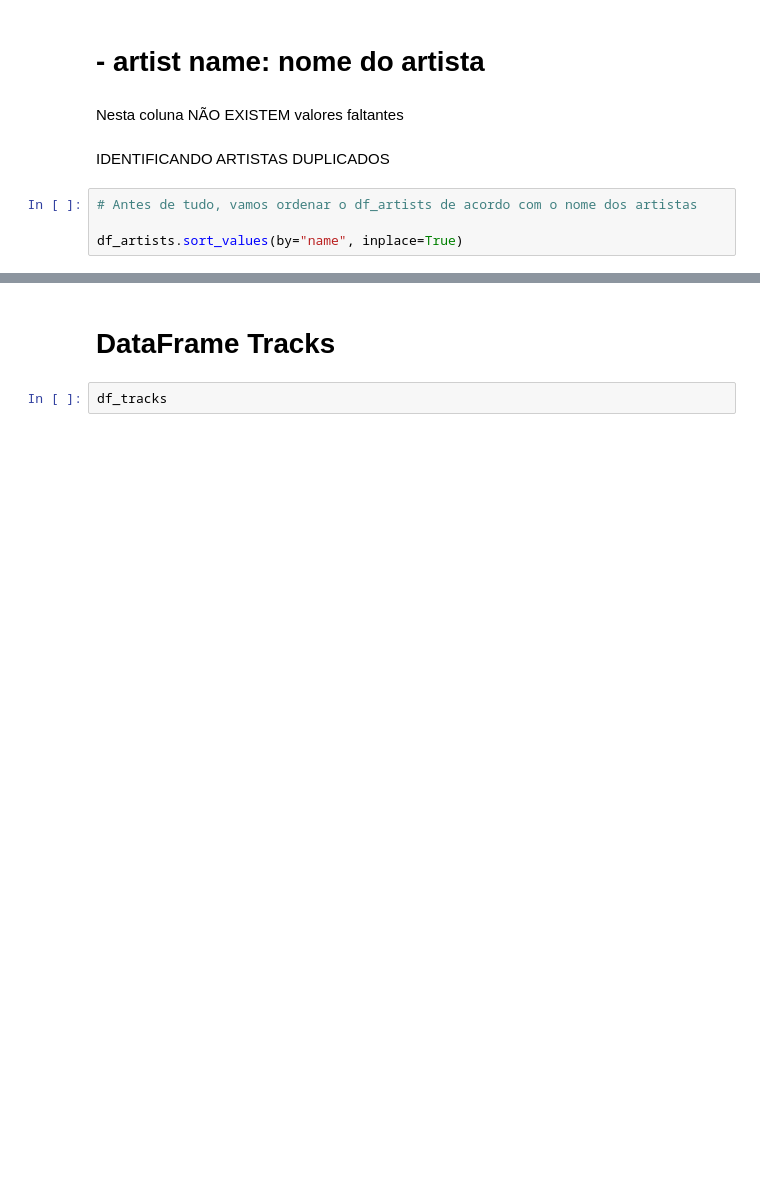
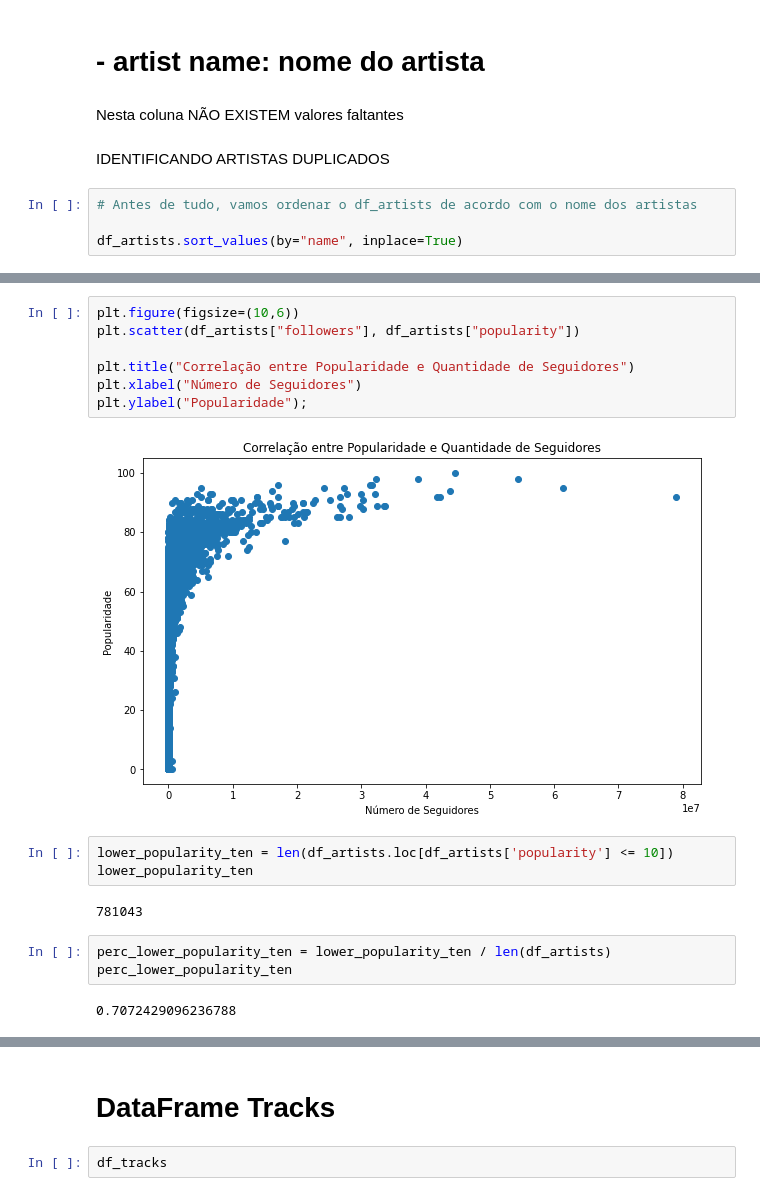
Before and after one commit to jpborgesmoura/recsys_spotify, a Jupyter notebook: Notebook/RecSys_Spotify.ipynb, the cells around one changed output, grey strips where cells are left out. Saved outputs shown, nothing was run; the diff lists cells and outputs as text; blank space fills up the shorter version.

```diff
--- a/Notebook/RecSys_Spotify.ipynb
+++ b/Notebook/RecSys_Spotify.ipynb
@@ -290,0 +320,19 @@ df_artists.loc[df_artists["name"] == '$kinny']
+# %%
+plt.figure(figsize=(10,6))
+plt.scatter(df_artists["followers"], df_artists["popularity"])
+
+plt.title("Correlação entre Popularidade e Quantidade de Seguidores")
+plt.xlabel("Número de Seguidores")
+plt.ylabel("Popularidade");
+# %% [output]
+[figure, added]
+# %%
+lower_popularity_ten = len(df_artists.loc[df_artists['popularity'] <= 10])
+lower_popularity_ten
+# %% [output]
+781043
+# %%
+perc_lower_popularity_ten = lower_popularity_ten / len(df_artists)
+perc_lower_popularity_ten
+# %% [output]
+0.7072429096236788
```
Also changed, not shown: parts of 14 cells of this notebook.
